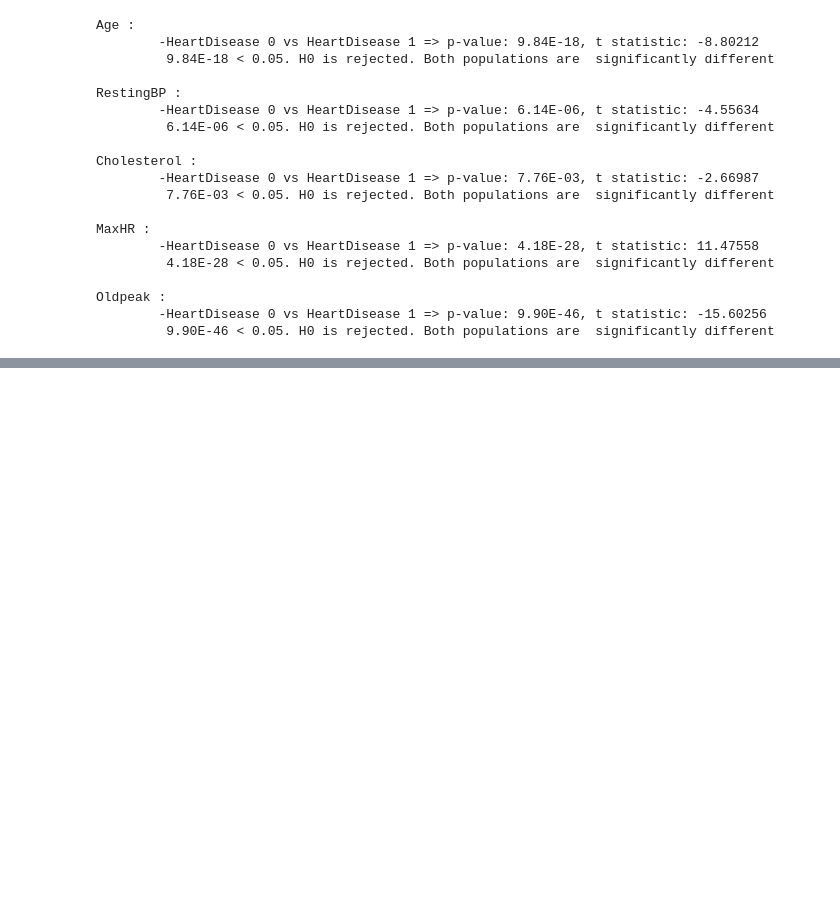
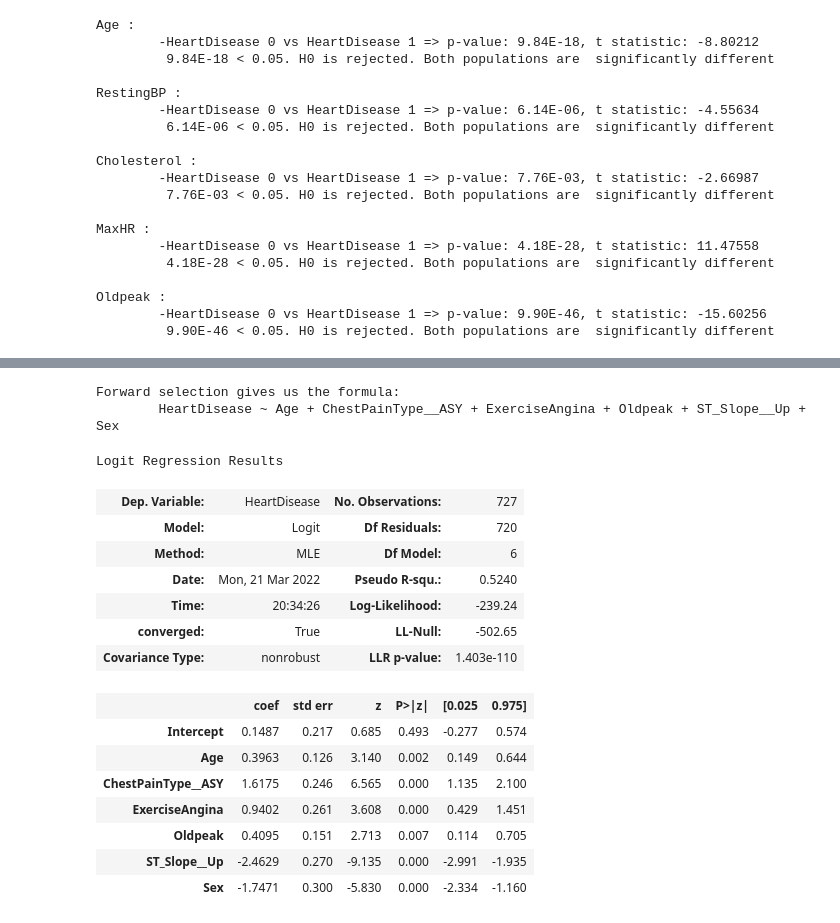
Before and after one commit to EmeryK-1/DataMadness, a Jupyter notebook: Analysis.ipynb, the cells around one changed output, grey strips where cells are left out. Drawn from its saved outputs; the diff is of its cells as text; code cells hidden in the pictures; blank space fills up the shorter version.

```diff
--- a/Analysis.ipynb
+++ b/Analysis.ipynb
@@ -472,0 +338,44 @@ Model strength testing: AUROC and Recall (because false negatives are more impor
+# %%
+significance_level = 0.01
+def get_pvals(data, formula, columns):
+    pvals = []
+    for feat in columns:
+        model = sm.logit(formula=formula+feat, data=data).fit(disp=0)
+        pvals.append( [feat, model.pvalues[feat]])
+    return pd.DataFrame(pvals, columns=['feature', 'pval'])
+
+forward_formula = 'HeartDisease ~ '
+cols = prepared.drop(columns=['HeartDisease']).columns.tolist()
+forward_features = []
+while(True):
+    best = get_pvals(prepared, forward_formula, columns=cols).sort_values('pval').iloc[0]
+    if(best['pval']>significance_level):
+        break
+    forward_formula =forward_formula + best['feature'] +' + '
+    forward_features.append(best['feature'])
+    cols.remove(best['feature'])
+
+forward_features.sort()
+forward_formula = 'HeartDisease ~ '+' + '.join(forward_features)
+
+print('Forward selection gives us the formula:\n\t'+forward_formula)
+sm.logit(formula=forward_formula, data=prepared).fit(disp=0).summary()
+# %% [output]
+Forward selection gives us the formula:
+        HeartDisease ~ Age + ChestPainType__ASY + ExerciseAngina + Oldpeak + ST_Slope__Up + Sex
+Logit Regression Results
+| Dep. Variable: | HeartDisease | No. Observations: | 727 |
+| Model: | Logit | Df Residuals: | 720 |
+| Method: | MLE | Df Model: | 6 |
+| Date: | Mon, 21 Mar 2022 | Pseudo R-squ.: | 0.5240 |
+| Time: | 20:34:26 | Log-Likelihood: | -239.24 |
+| converged: | True | LL-Null: | -502.65 |
+| Covariance Type: | nonrobust | LLR p-value: | 1.403e-110 |
+|  | coef | std err | z | P>|z| | [0.025 | 0.975] |
+| Intercept | 0.1487 | 0.217 | 0.685 | 0.493 | -0.277 | 0.574 |
+| Age | 0.3963 | 0.126 | 3.140 | 0.002 | 0.149 | 0.644 |
+| ChestPainType__ASY | 1.6175 | 0.246 | 6.565 | 0.000 | 1.135 | 2.100 |
+| ExerciseAngina | 0.9402 | 0.261 | 3.608 | 0.000 | 0.429 | 1.451 |
+| Oldpeak | 0.4095 | 0.151 | 2.713 | 0.007 | 0.114 | 0.705 |
+| ST_Slope__Up | -2.4629 | 0.270 | -9.135 | 0.000 | -2.991 | -1.935 |
+| Sex | -1.7471 | 0.300 | -5.830 | 0.000 | -2.334 | -1.160 |
```
Also changed, not shown: parts of 31 cells of this notebook.
